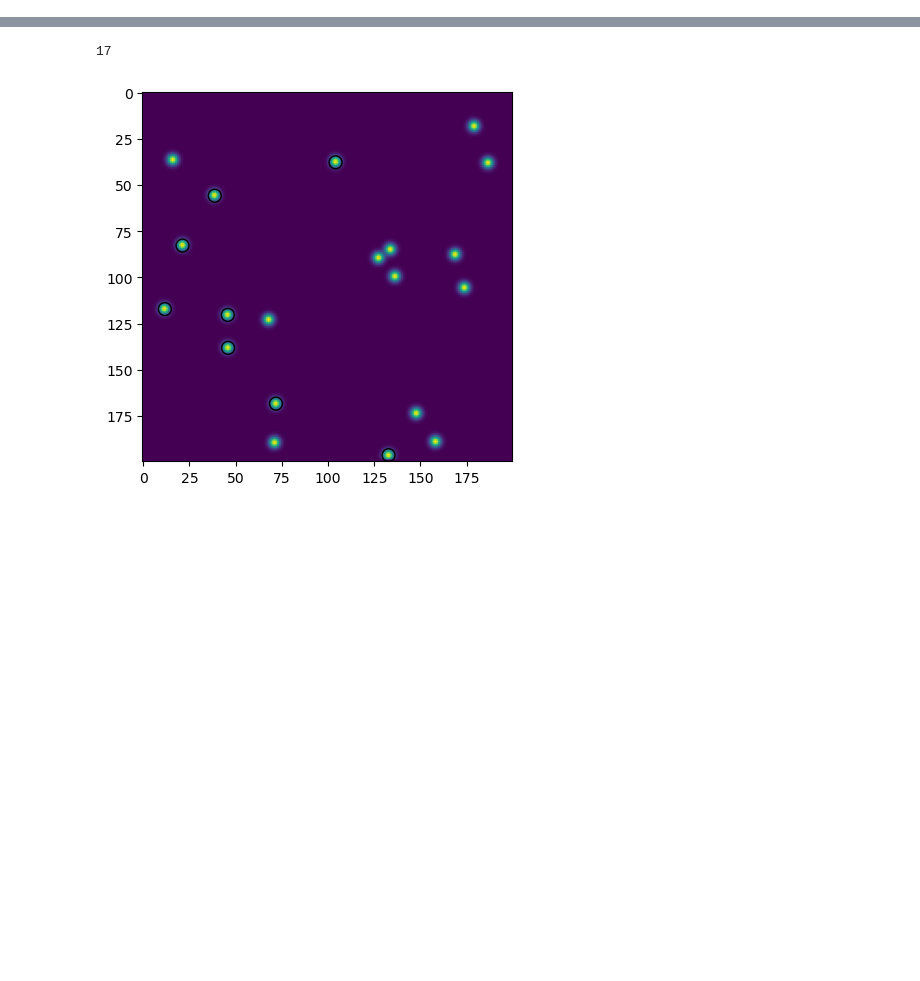
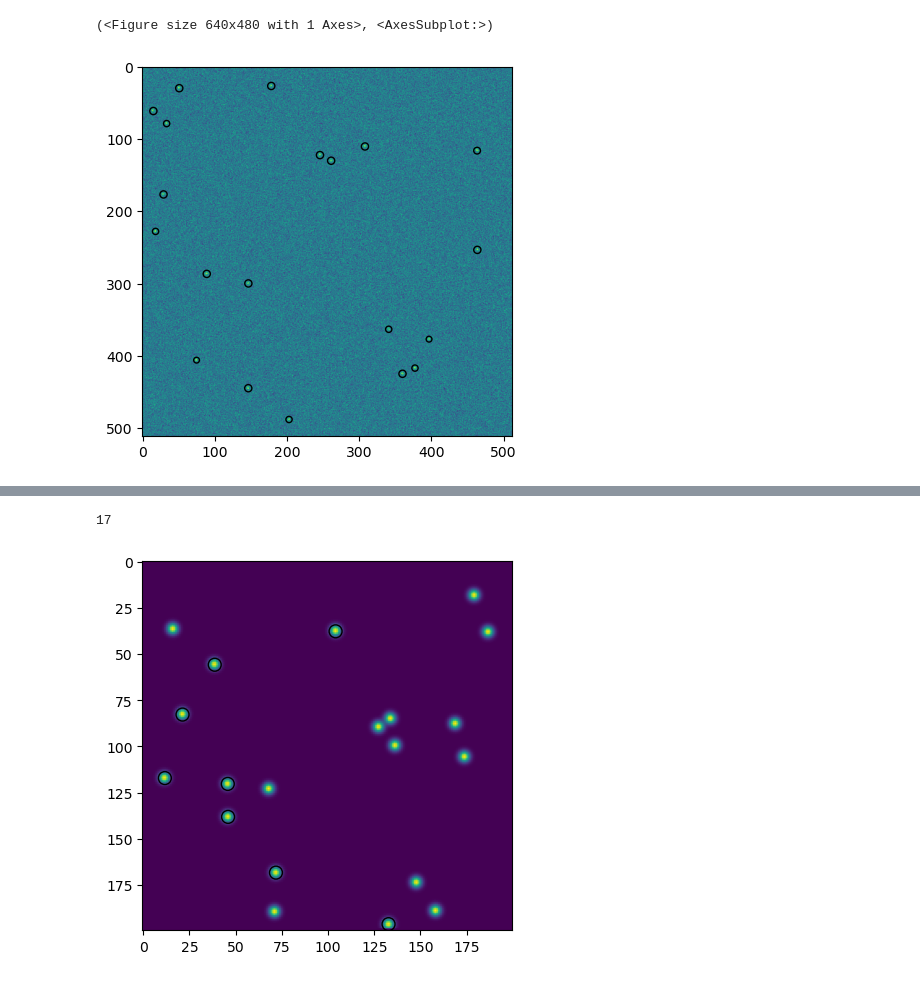
Before and after one commit to amfaber/tracking_optimizations, a Jupyter notebook: gpu-tracking/testing/video_sims/sims.ipynb, the cells around one changed output, grey strips where cells are left out. Saved outputs shown, nothing was run; the diff lists cells and outputs as text; code cells hidden in the pictures; blank space fills up the shorter version.

```diff
--- a/gpu-tracking/testing/video_sims/sims.ipynb
+++ b/gpu-tracking/testing/video_sims/sims.ipynb
@@ -56,0 +42,8 @@ load_dump("../mean_pic")
+# %%
+df = gt.LoG(pic, 4, 5, n_radii = 10, snr = 1.5, minmass_snr = 0.0, characterize = True, doughnut_correction = True, overlap_threshold = 0.3, adaptive_background = 5)
+# df
+gt.annotate_image(pic, df)
+# gt.annotate_image(pic, pd.DataFrame())
+# %% [output]
+(<Figure size 640x480 with 1 Axes>, <AxesSubplot:>)
+[figure, added]
```
Also changed, not shown: parts of 13 cells of this notebook, 9 other files.
